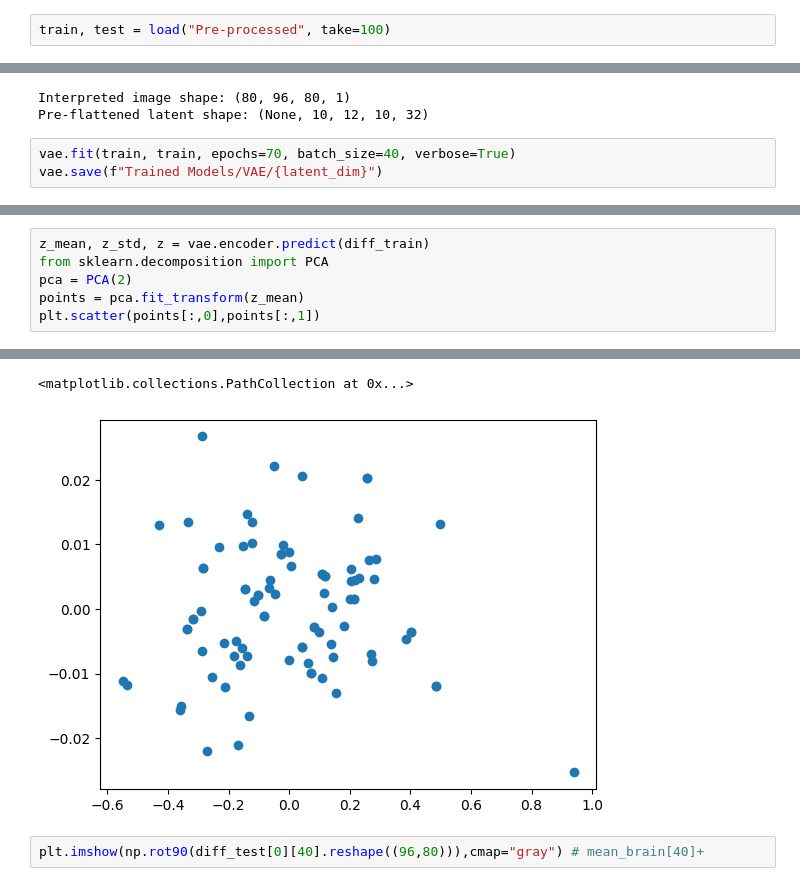
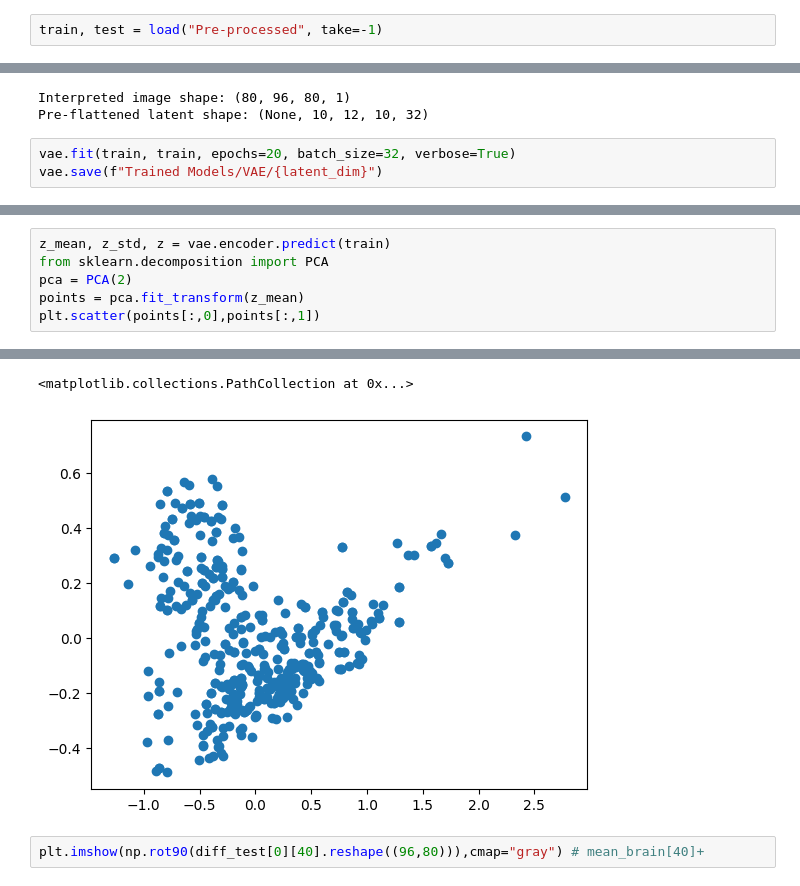
Before and after one commit to Vaakir/unsupervised-deep-learning-bachelor-thesis, a Jupyter notebook: test_vae.ipynb, the cells around one changed output, grey strips where cells are left out. Drawn from its saved outputs; the diff is of its cells as text.

```diff
--- a/test_vae.ipynb
+++ b/test_vae.ipynb
@@ -4,5 +4,5 @@ from Data.load import load
 from matplotlib import pyplot as plt
 import numpy as np
 # %%
-train, test = load("Pre-processed", take=100)
+train, test = load("Pre-processed", take=-1)
 # %%
@@ -107,6 +108,6 @@ vae.compile(optimizer=keras.optimizers.Adam(), loss="mse")
 Interpreted image shape: (80, 96, 80, 1)
 Pre-flattened latent shape: (None, 10, 12, 10, 32)
 # %%
-vae.fit(train, train, epochs=70, batch_size=40, verbose=True)
+vae.fit(train, train, epochs=20, batch_size=32, verbose=True)
 vae.save(f"Trained Models/VAE/{latent_dim}")
 # %% [output]
@@ -155,5 +156,5 @@ plt.imshow(np.rot90(recon[0][40]),cmap="gray")
 # %%
-z_mean, z_std, z = vae.encoder.predict(diff_train)
+z_mean, z_std, z = vae.encoder.predict(train)
 from sklearn.decomposition import PCA
 pca = PCA(2)
 points = pca.fit_transform(z_mean)
@@ -163,5 +164,5 @@ plt.scatter(points[:,0],points[:,1])
 <matplotlib.collections.PathCollection at 0x...>
-[figure, old version]
+[figure, new version]
 # %%
 plt.imshow(np.rot90(diff_test[0][40].reshape((96,80))),cmap="gray") # mean_brain[40]+
 # %% [output]
```
Also changed, not shown: parts of 6 cells of this notebook, 11 other files.
